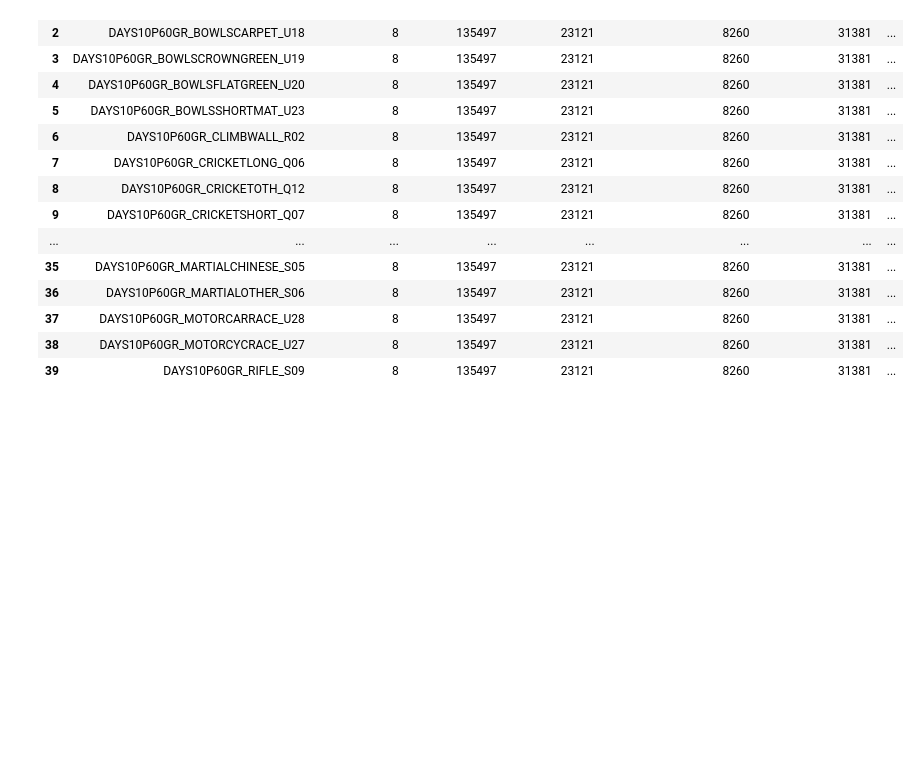
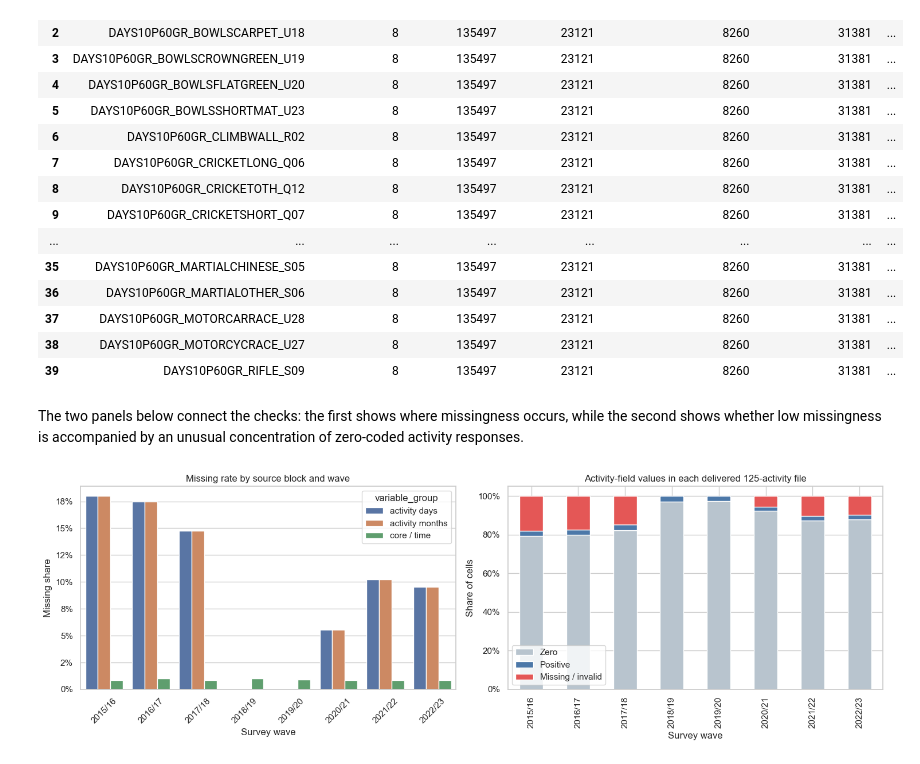
Before and after one commit to YifengMao666/London-Sport2-Group20, a Jupyter notebook: Yifeng Mao/Q1/physical_activity_analysis/01_prepare_question1_data.ipynb, the cells around one changed output. Cells and saved outputs as stored; diff of their text form; code cells hidden in the pictures; blank space fills up the shorter version.

```diff
--- a/Yifeng Mao/Q1/physical_activity_analysis/01_prepare_question1_data.ipynb
+++ b/Yifeng Mao/Q1/physical_activity_analysis/01_prepare_question1_data.ipynb
@@ -407,6 +495,7 @@ SPSS_MISSING_TOKENS = list(
 
 
 def audit_raw_wave_missingness(wave):
+    """Count blanks and SPSS missing codes in chunks without loading a full wave twice."""
     header = headers[wave['wave_index']]
     month_source = next(column for column in header if column.lower() == 'month')
     required = set(Q1_RAW_BASE_COLUMNS + [month_source] + MONTHS_COLUMNS + DAYS_COLUMNS)
@@ -424,7 +513,15 @@ def audit_raw_wave_missingness(wave):
         chunk = chunk[q1_columns]
         row_count += len(chunk)
         blank_counts += chunk.isna().sum(axis=0).to_numpy(dtype=np.int64)
-        spss_counts += chunk.isin(SPSS_MISSING_TOKENS).sum(axis=0).to_numpy(dtype=np.int64)
+        # Activity fields have narrow valid domains; other codes are coded missing.
+        coded_missing = chunk.isin(SPSS_MISSING_TOKENS)
+        for column in q1_columns:
+            numeric = pd.to_numeric(chunk[column], errors='coerce')
+            if column.startswith('MONTHS_12_'):
+                coded_missing[column] |= numeric.notna() & ~numeric.isin([0, 1])
+            elif column.startswith('DAYS10P60GR_'):
+                coded_missing[column] |= numeric.notna() & ~numeric.isin([0, 1, 2])
+        spss_counts += coded_missing.sum(axis=0).to_numpy(dtype=np.int64)
 
     total_missing = blank_counts + spss_counts
     assert (total_missing <= row_count).all()
@@ -519,3 +655,30 @@ assert set(raw_missingness_detail['variable']) <= set(
 | 37 | DAYS10P60GR_MOTORCARRACE_U28 | 8 | 135497 | 23121 | 8260 | 31381 | ... |
 | 38 | DAYS10P60GR_MOTORCYCRACE_U27 | 8 | 135497 | 23121 | 8260 | 31381 | ... |
 | 39 | DAYS10P60GR_RIFLE_S09 | 8 | 135497 | 23121 | 8260 | 31381 | ... |
+# %% [markdown]
+The two panels below connect the checks: the first shows where missingness occurs, while the second shows whether low missingness is accompanied by an unusual concentration of zero-coded activity responses.
+# %%
+# Show missingness by year and whether activity cells contain zero, positive or missing codes.
+fig, axes = plt.subplots(1, 2, figsize=(15, 5))
+sns.barplot(
+    data=group_missingness, x='survey_wave', y='missing_rate',
+    hue='variable_group', ax=axes[0],
+)
+axes[0].set(title='Missing rate by source block and wave', xlabel='Survey wave', ylabel='Missing share')
+axes[0].tick_params(axis='x', rotation=45)
+axes[0].yaxis.set_major_formatter(lambda value, _: f'{value:.0%}')
+
+activity_plot = activity_value_composition.pivot(
+    index='survey_wave', columns='value_group', values='share'
+)[['zero', 'positive', 'missing_or_invalid']]
+activity_plot.plot(
+    kind='bar', stacked=True, ax=axes[1],
+    color=['#B8C4CE', '#4C78A8', '#E45756'],
+)
+axes[1].set(title='Activity-field values in each delivered 125-activity file', xlabel='Survey wave', ylabel='Share of cells')
+axes[1].yaxis.set_major_formatter(lambda value, _: f'{value:.0%}')
+axes[1].legend(['Zero', 'Positive', 'Missing / invalid'], title='')
+plt.tight_layout()
+plt.show()
+# %% [output]
+[figure, added]
```
Also changed, not shown: parts of 57 cells of this notebook, 59 other files.
